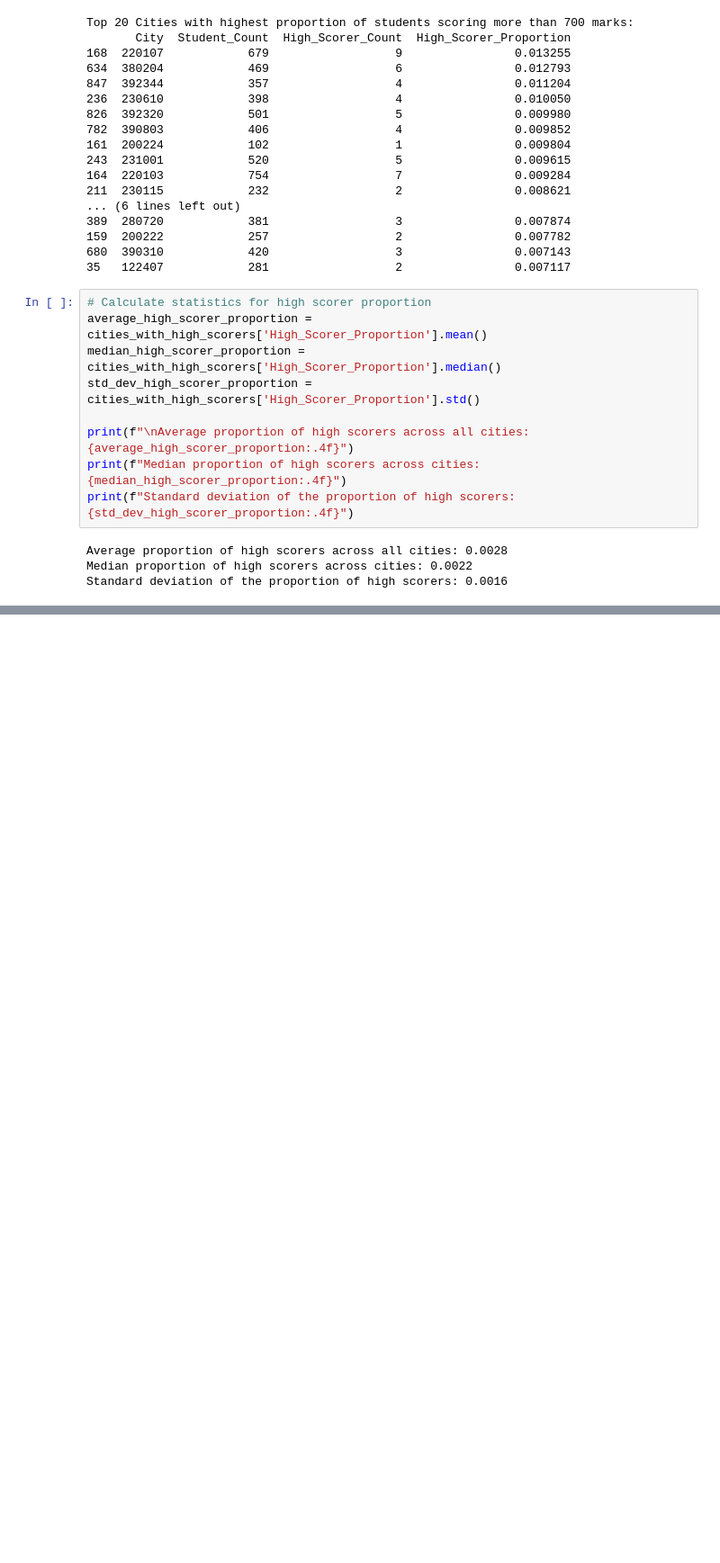
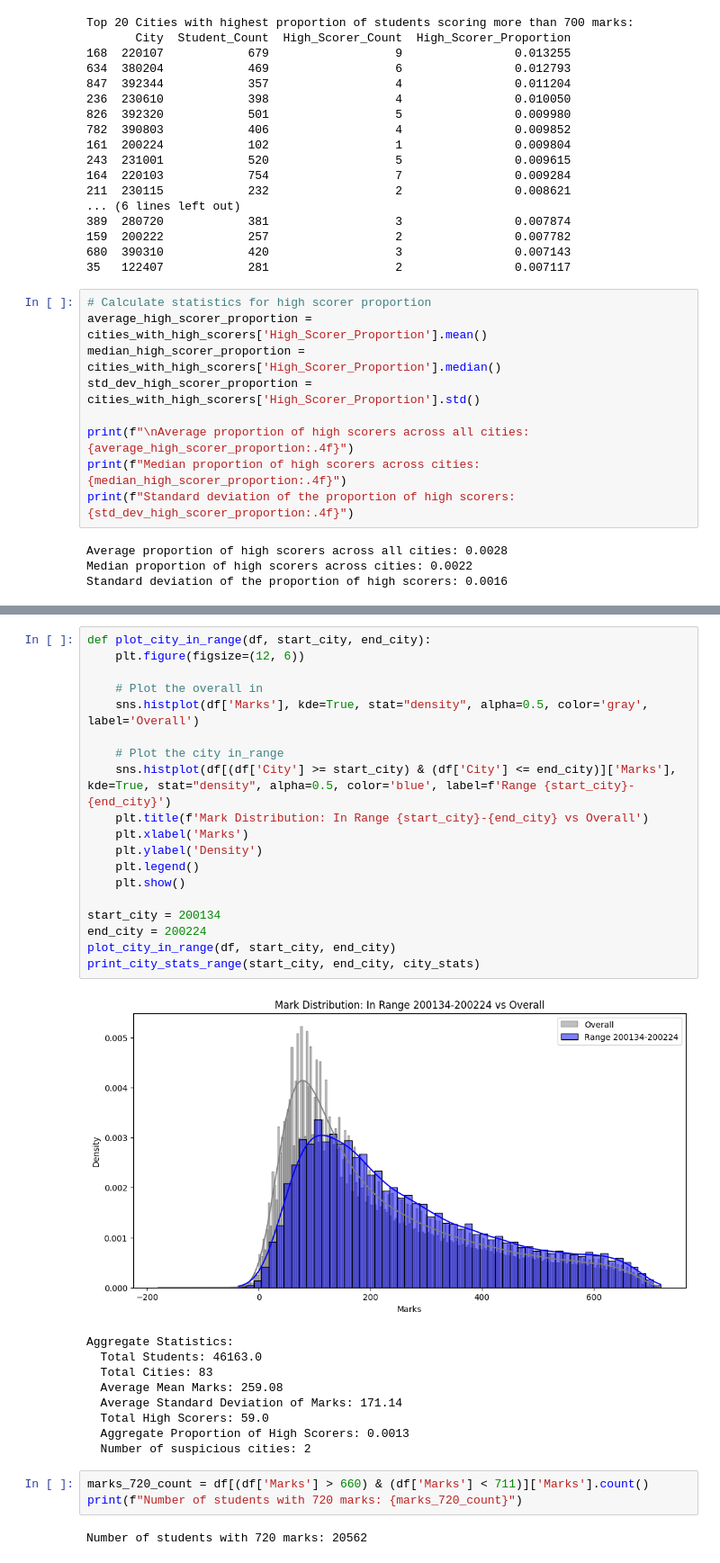
Before and after one commit to jishnurajendran/NEET-2024-analysis, a Jupyter notebook: NEET_analysis.ipynb, the cells around one changed output, grey strips where cells are left out. Shown at 90% size. Cells and saved outputs as stored; diff of their text form; blank space fills up the shorter version.

```diff
--- a/NEET_analysis.ipynb
+++ b/NEET_analysis.ipynb
@@ -327,0 +399,34 @@ plt.show()
+# %%
+def plot_city_in_range(df, start_city, end_city):
+    plt.figure(figsize=(12, 6))
+
+    # Plot the overall in
+    sns.histplot(df['Marks'], kde=True, stat="density", alpha=0.5, color='gray', label='Overall')
+
+    # Plot the city in_range
+    sns.histplot(df[(df['City'] >= start_city) & (df['City'] <= end_city)]['Marks'], kde=True, stat="density", alpha=0.5, color='blue', label=f'Range {start_city}-{end_city}')
+    plt.title(f'Mark Distribution: In Range {start_city}-{end_city} vs Overall')
+    plt.xlabel('Marks')
+    plt.ylabel('Density')
+    plt.legend()
+    plt.show()
+
+start_city = 200134
+end_city = 200224
+plot_city_in_range(df, start_city, end_city)
+print_city_stats_range(start_city, end_city, city_stats)
+# %% [output]
+[figure, added]
+Aggregate Statistics:
+  Total Students: 46163.0
+  Total Cities: 83
+  Average Mean Marks: 259.08
+  Average Standard Deviation of Marks: 171.14
+  Total High Scorers: 59.0
+  Aggregate Proportion of High Scorers: 0.0013
+  Number of suspicious cities: 2
+# %%
+marks_720_count = df[(df['Marks'] > 660) & (df['Marks'] < 711)]['Marks'].count()
+print(f"Number of students with 720 marks: {marks_720_count}")
+# %% [output]
+Number of students with 720 marks: 20562
```
Also changed, not shown: parts of 17 cells of this notebook.
